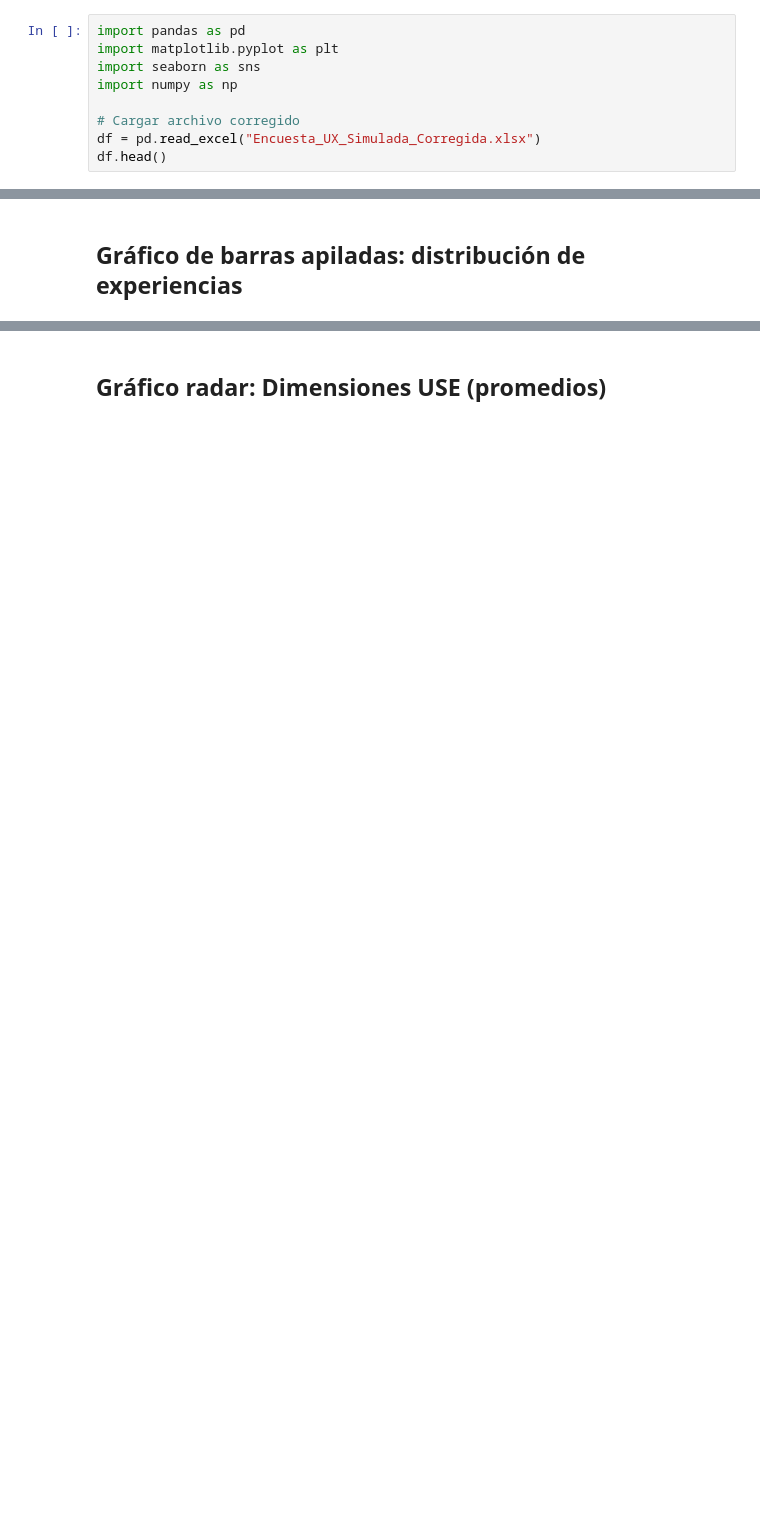
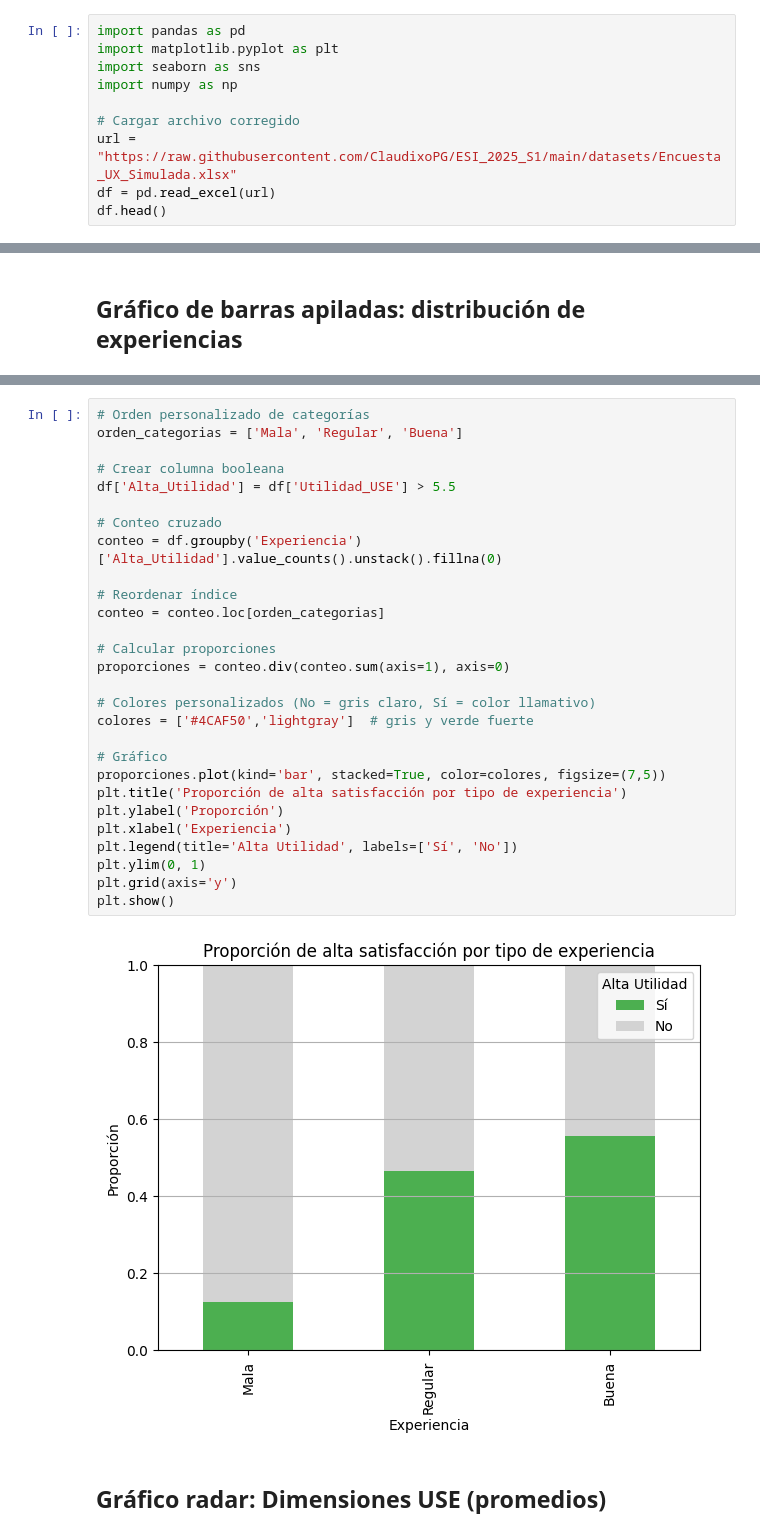
Before and after one commit to ClaudixoPG/ESI_2025_S1, a Jupyter notebook: notebooks/Visualizaciones_UX.ipynb, the cells around one changed output, grey strips where cells are left out. Saved outputs shown, nothing was run; the diff lists cells and outputs as text; blank space fills up the shorter version.

```diff
--- a/notebooks/Visualizaciones_UX.ipynb
+++ b/notebooks/Visualizaciones_UX.ipynb
@@ -7,5 +9,6 @@ import seaborn as sns
 import numpy as np
 
 # Cargar archivo corregido
-df = pd.read_excel("Encuesta_UX_Simulada_Corregida.xlsx")
+url = "https://raw.githubusercontent.com/ClaudixoPG/ESI_2025_S1/main/datasets/Encuesta_UX_Simulada.xlsx"
+df = pd.read_excel(url)
 df.head()
@@ -54,3 +52,33 @@ plt.show()
+# %%
+# Orden personalizado de categorías
+orden_categorias = ['Mala', 'Regular', 'Buena']
+
+# Crear columna booleana
+df['Alta_Utilidad'] = df['Utilidad_USE'] > 5.5
+
+# Conteo cruzado
+conteo = df.groupby('Experiencia')['Alta_Utilidad'].value_counts().unstack().fillna(0)
+
+# Reordenar índice
+conteo = conteo.loc[orden_categorias]
+
+# Calcular proporciones
+proporciones = conteo.div(conteo.sum(axis=1), axis=0)
+
+# Colores personalizados (No = gris claro, Sí = color llamativo)
+colores = ['#4CAF50','lightgray']  # gris y verde fuerte
+
+# Gráfico
+proporciones.plot(kind='bar', stacked=True, color=colores, figsize=(7,5))
+plt.title('Proporción de alta satisfacción por tipo de experiencia')
+plt.ylabel('Proporción')
+plt.xlabel('Experiencia')
+plt.legend(title='Alta Utilidad', labels=['Sí', 'No'])
+plt.ylim(0, 1)
+plt.grid(axis='y')
+plt.show()
+# %% [output]
+[figure, added]
 # %% [markdown]
 ## Gráfico radar: Dimensiones USE (promedios)
 # %%
```
Also changed, not shown: parts of 6 cells of this notebook.
